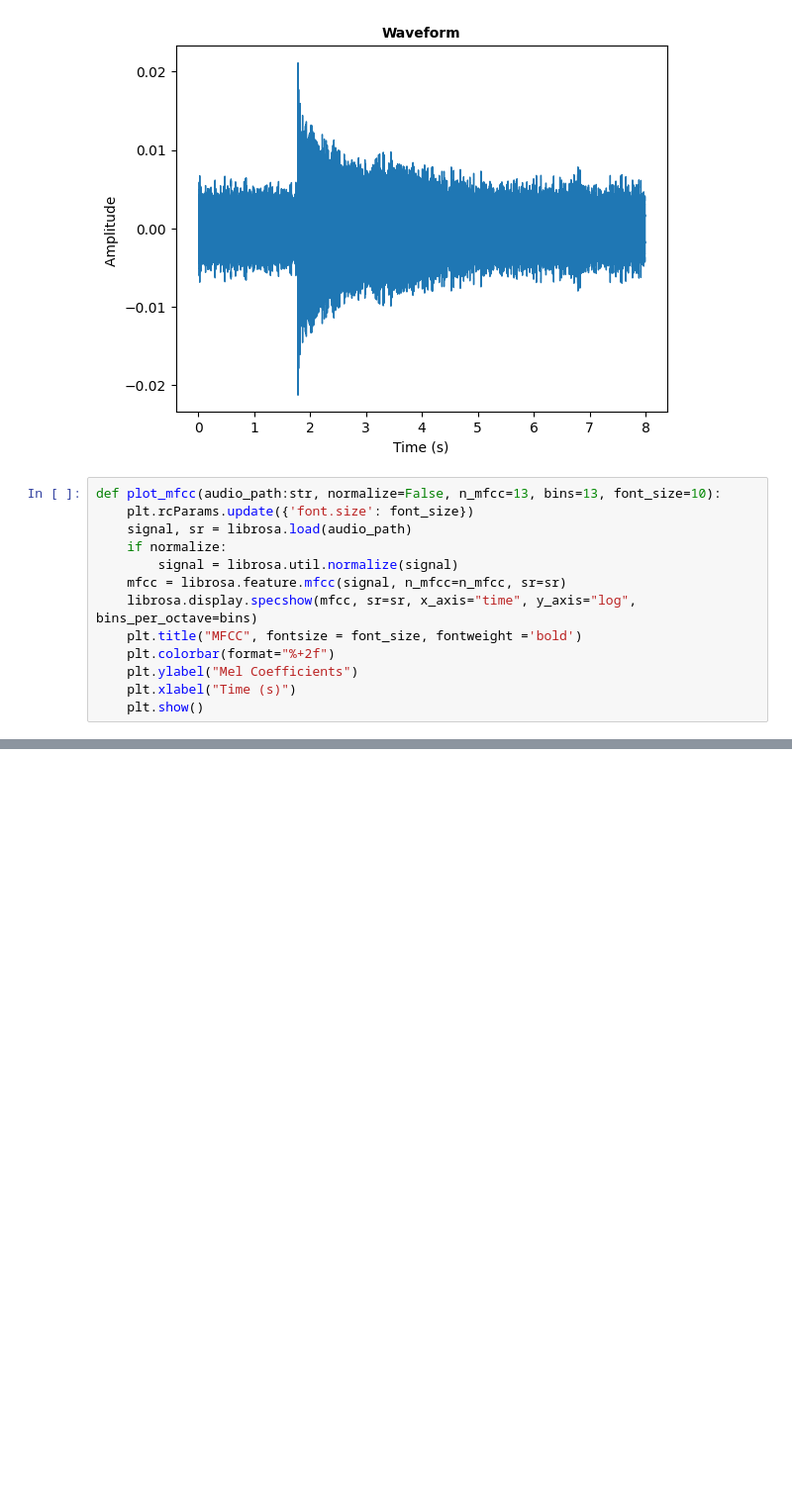
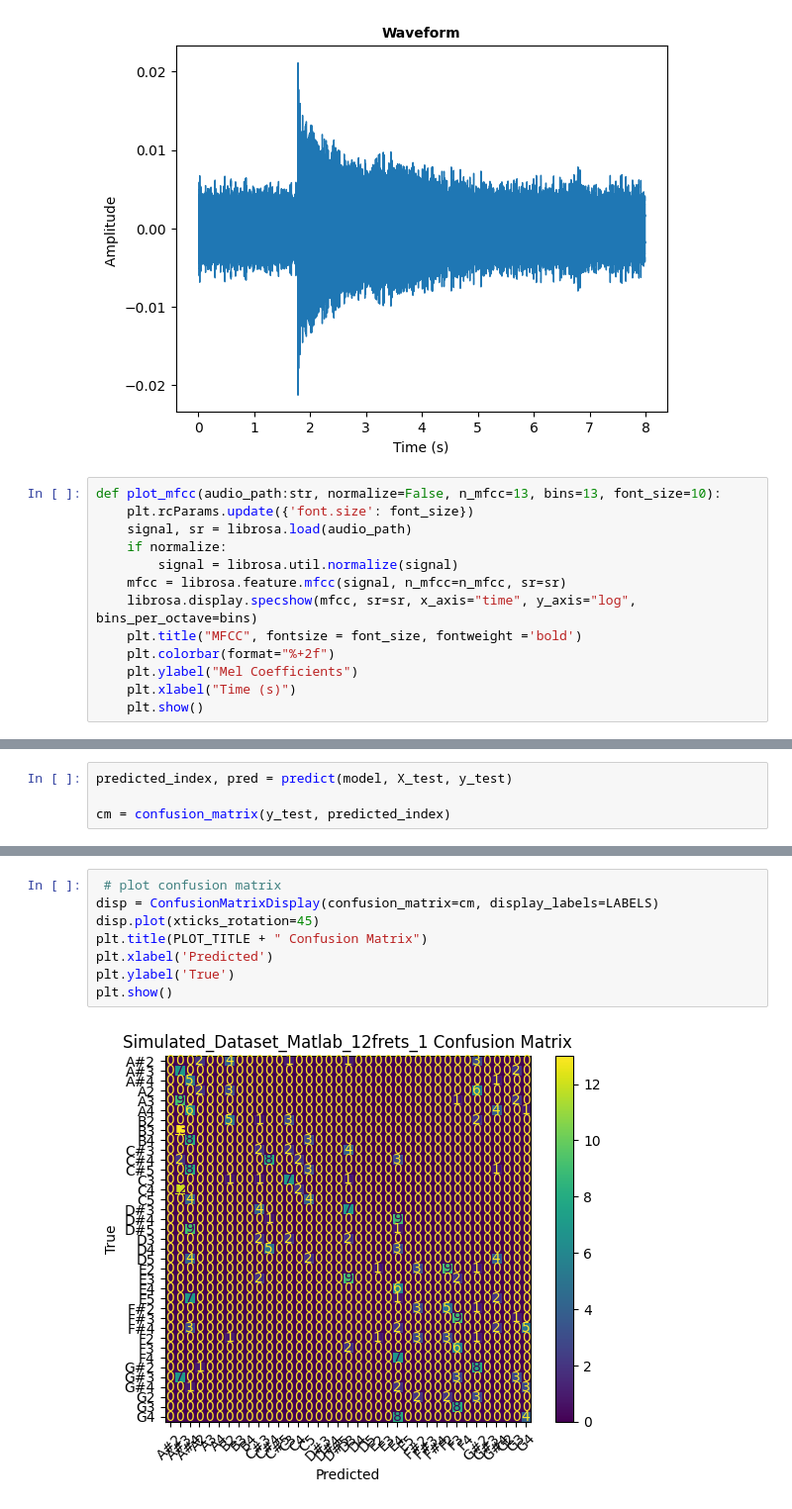
Before and after one commit to blaze21777/Automatic-Music-Transcription, a Jupyter notebook: src/LSTM/LSTM.ipynb, the cells around one changed output, grey strips where cells are left out. Shown at 99% size. Cells and saved outputs as stored; diff of their text form; blank space fills up the shorter version.

```diff
--- a/src/LSTM/LSTM.ipynb
+++ b/src/LSTM/LSTM.ipynb
@@ -115,0 +340,4 @@ plot_spectrogram(AUDIO_FILE, normalize=True)
+# %%
+predicted_index, pred = predict(model, X_test, y_test)
+
+cm = confusion_matrix(y_test, predicted_index)
@@ -115,0 +382,10 @@ plot_spectrogram(AUDIO_FILE, normalize=True)
+# %%
+ # plot confusion matrix
+disp = ConfusionMatrixDisplay(confusion_matrix=cm, display_labels=LABELS)
+disp.plot(xticks_rotation=45)
+plt.title(PLOT_TITLE + " Confusion Matrix")
+plt.xlabel('Predicted')
+plt.ylabel('True')
+plt.show()
+# %% [output]
+[figure, added]
```
Also changed, not shown: parts of 20 cells of this notebook.
